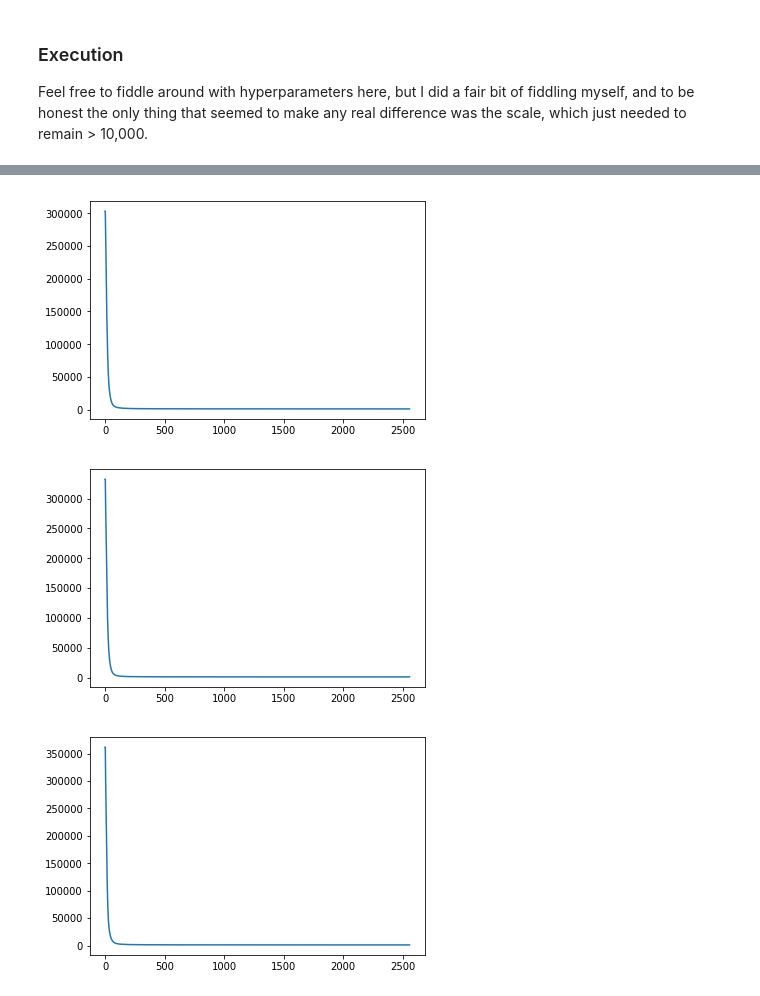
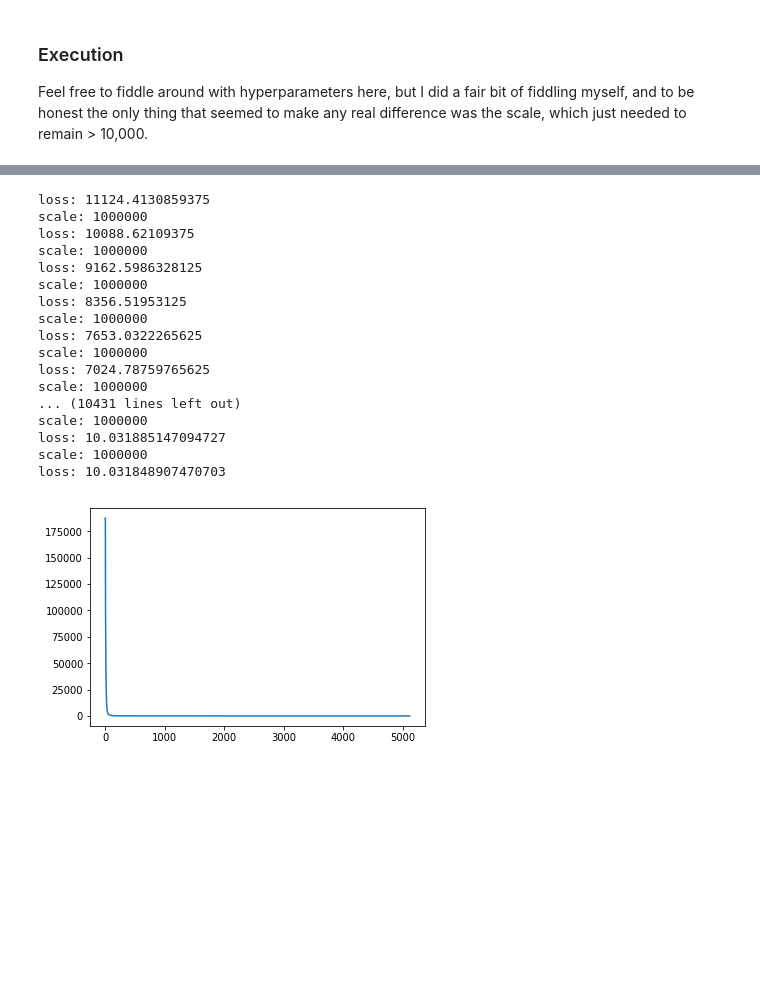
Before and after one commit to Lewington-pitsos/multi-scale-texture-syn, a Jupyter notebook: syn.ipynb, the cells around one changed output, grey strips where cells are left out. Saved outputs shown, nothing was run; the diff lists cells and outputs as text; code cells hidden in the pictures; blank space fills up the shorter version.

```diff
--- a/syn.ipynb
+++ b/syn.ipynb
@@ -83,7 +86,7 @@ list(vgg.children())
 # %% [markdown]
 Optionally, we can also replace all the max pool layers in our vgg network with average pool layers as suggested in the paper. Personally I found that this made gradient updates a bit trickier, but it did give nicer results once I got it working.
 # %%
-vgg_layers = list(vgg.children())[0]
+vgg_layers = list(vgg.children())
 
 for i in range(len(vgg_layers)):
     if (vgg_layers[i].__class__.__name__ == "MaxPool2d"):
@@ -101,12 +104,12 @@ As per the paper, we need some target style statistics in order to generate the
 In the next two cells we will be loading in the style image and creating a pyramid out of it.
 # %%
 transform = transforms.Compose([
-    transforms.CenterCrop(260),
+    transforms.RandomResizedCrop(400),
     transforms.ToTensor(),
 ])
 
-img_path = "data/style/"
-img_name = "rings-2.jpg" # we use this variable later
+img_path = "data/examples/"
+img_name = "mud.jpg" # we use this variable later
 full_path = img_path + img_name
 
 example_texture = img.image_loader(full_path, transform)
@@ -266,7 +269,7 @@ class Synthesizer():
 
             # occationally save an image so see how generation is going
             if (i + 1) == self.save_at:
-                self.saver.save_image(sample_texture, self.save_at)
+                self.saver.save_image(torch.tensor(sample_texture, requires_grad=True), self.save_at)
                 self.save_at *= 2
 
                 if params["scale_decay"] > 0:
@@ -283,9 +286,9 @@ importlib.reload(stats)
 params = {
     "x": "std-normalized",
     "name": img_name,
-    "size": 250,
+    "size": 400,
     "layers": 4,
-    "iterations": 128,
+    "iterations": 256,
     "blur": 5,
     "scale_decay": 0, # 0 means no scale decay
     "scale": 100000,
@@ -295,7 +298,7 @@ params = {
 }
 
 meta_params = {
-    "save_mode": "final" ,
+    "save_mode": "throughout" ,
     "example_feature_pyr": example_feature_pyr,
     # determine whether to save just the final image, or save at intervals while generating
 }
@@ -304,7 +307,7 @@ syn = Synthesizer(meta_params)
 
 for s in [1000000]:
     for lr in [0.1]:
-        for blur in [5, 4, 3]:
+        for blur in [4]:
             params["lr"] = lr
             params["scale"] = s
             params["blur"] = blur
@@ -336,3 +339,18 @@ loss: 1174.8135986328125
+loss: 11124.4130859375
+scale: 1000000
+loss: 10088.62109375
+scale: 1000000
+loss: 9162.5986328125
+scale: 1000000
+loss: 8356.51953125
+scale: 1000000
+loss: 7653.0322265625
+scale: 1000000
+loss: 7024.78759765625
+scale: 1000000
+... (10431 lines left out)
+scale: 1000000
+loss: 10.031885147094727
+scale: 1000000
+loss: 10.031848907470703
-[figure, old version]
+[figure, new version]
-[figure, removed]
-[figure, removed]
```
Also changed, not shown: parts of 9 cells of this notebook, 6 other files.
